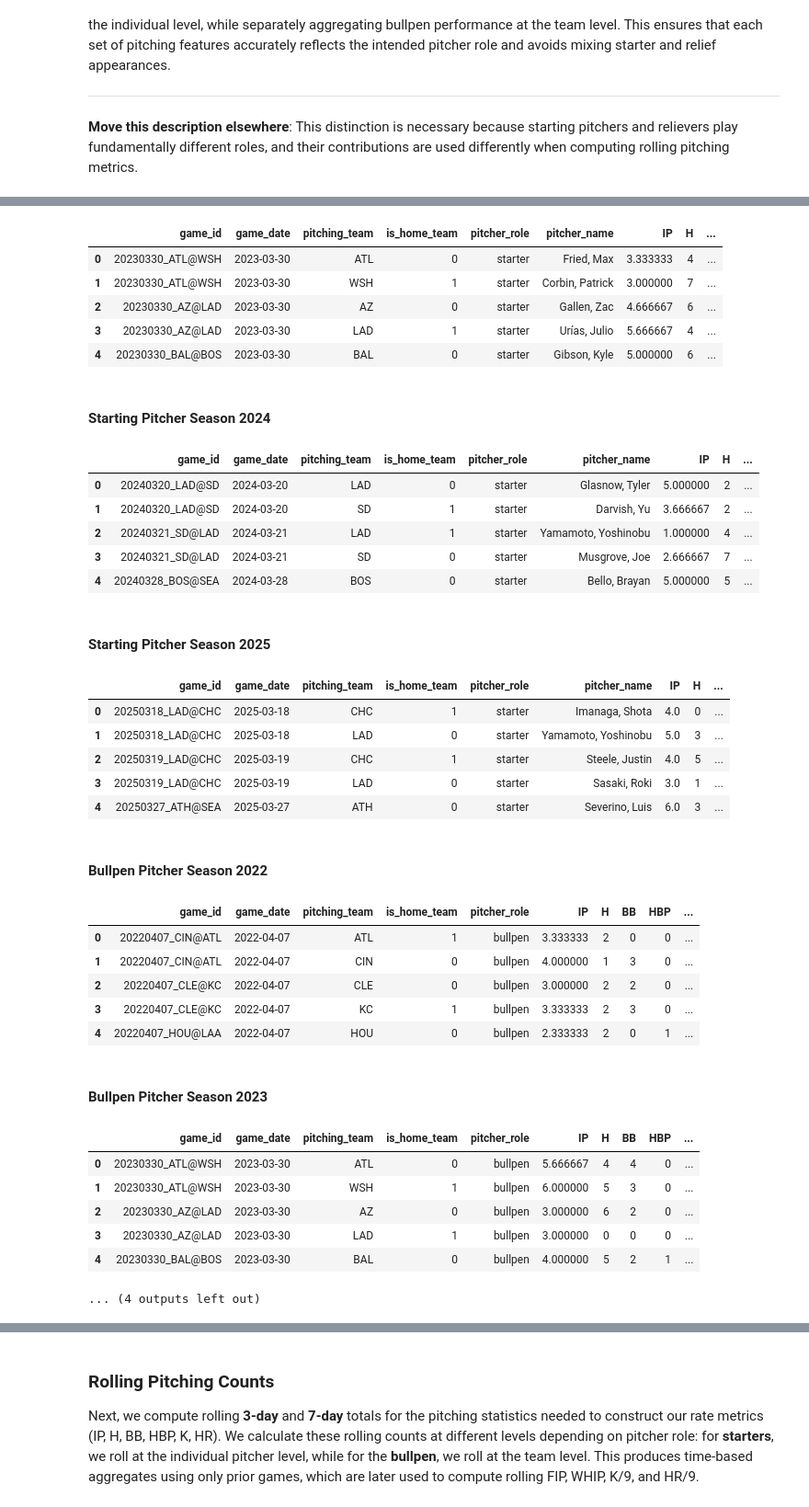
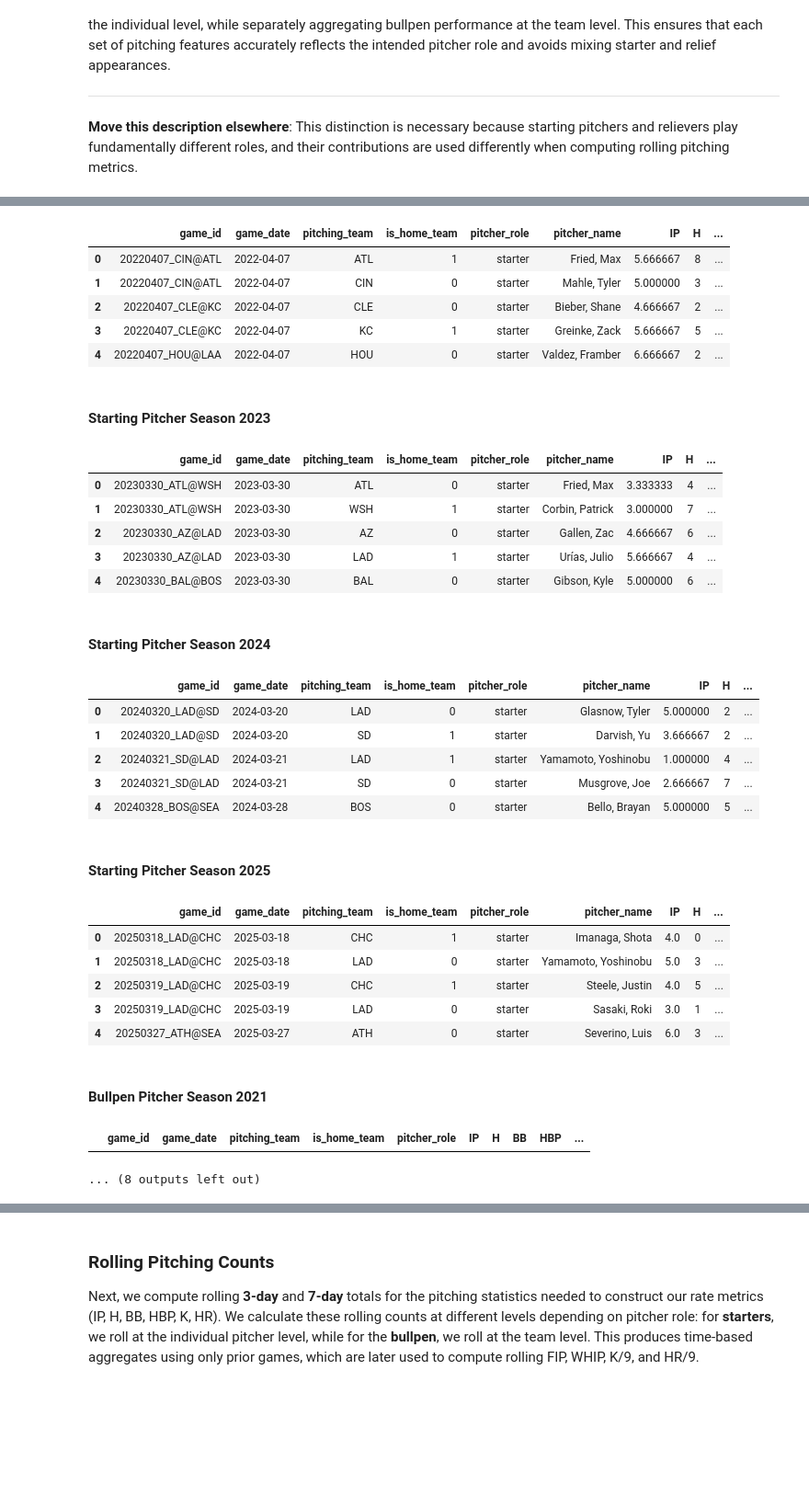
Before and after one commit to Sam-Gartenstein/mlb-win-prediction, a Jupyter notebook: Game Preprocessing.ipynb, the cells around one changed output, grey strips where cells are left out. Shown at 92% size. Cells and saved outputs as stored; diff of their text form; code cells hidden in the pictures; blank space fills up the shorter version.

```diff
--- a/Game Preprocessing.ipynb
+++ b/Game Preprocessing.ipynb
@@ -881,11 +889,13 @@ for year in range(2022, 2026):
         globals()[f"pa_bullpen_{year}"]
     )
 # %%
+display(HTML("<h4>Starting Pitcher Season 2021</h4>")); display(starter_lines_2021.head(5))
 display(HTML("<h4>Starting Pitcher Season 2022</h4>")); display(starter_lines_2022.head(5))
 display(HTML("<h4>Starting Pitcher Season 2023</h4>")); display(starter_lines_2023.head(5))
 display(HTML("<h4>Starting Pitcher Season 2024</h4>")); display(starter_lines_2024.head(5))
 display(HTML("<h4>Starting Pitcher Season 2025</h4>")); display(starter_lines_2025.head(5))
 print(" ")
+display(HTML("<h4>Bullpen Pitcher Season 2021</h4>")); display(bullpen_lines_2021.head(5))
 display(HTML("<h4>Bullpen Pitcher Season 2022</h4>")); display(bullpen_lines_2022.head(5))
 display(HTML("<h4>Bullpen Pitcher Season 2023</h4>")); display(bullpen_lines_2023.head(5))
 display(HTML("<h4>Bullpen Pitcher Season 2024</h4>")); display(bullpen_lines_2024.head(5))
@@ -902,35 +912,30 @@ Starting Pitcher Season 2023
 |  | game_id | game_date | pitching_team | is_home_team | pitcher_role | pitcher_name | IP | H | ... |
-| 0 | 20230330_ATL@WSH | 2023-03-30 | ATL | 0 | starter | Fried, Max | 3.333333 | 4 | ... |
-| 1 | 20230330_ATL@WSH | 2023-03-30 | WSH | 1 | starter | Corbin, Patrick | 3.000000 | 7 | ... |
-| 2 | 20230330_AZ@LAD | 2023-03-30 | AZ | 0 | starter | Gallen, Zac | 4.666667 | 6 | ... |
-| 3 | 20230330_AZ@LAD | 2023-03-30 | LAD | 1 | starter | Urías, Julio | 5.666667 | 4 | ... |
-| 4 | 20230330_BAL@BOS | 2023-03-30 | BAL | 0 | starter | Gibson, Kyle | 5.000000 | 6 | ... |
+| 0 | 20220407_CIN@ATL | 2022-04-07 | ATL | 1 | starter | Fried, Max | 5.666667 | 8 | ... |
+| 1 | 20220407_CIN@ATL | 2022-04-07 | CIN | 0 | starter | Mahle, Tyler | 5.000000 | 3 | ... |
+| 2 | 20220407_CLE@KC | 2022-04-07 | CLE | 0 | starter | Bieber, Shane | 4.666667 | 2 | ... |
+| 3 | 20220407_CLE@KC | 2022-04-07 | KC | 1 | starter | Greinke, Zack | 5.666667 | 5 | ... |
+| 4 | 20220407_HOU@LAA | 2022-04-07 | HOU | 0 | starter | Valdez, Framber | 6.666667 | 2 | ... |
-Starting Pitcher Season 2024
+Starting Pitcher Season 2023
 |  | game_id | game_date | pitching_team | is_home_team | pitcher_role | pitcher_name | IP | H | ... |
-| 0 | 20240320_LAD@SD | 2024-03-20 | LAD | 0 | starter | Glasnow, Tyler | 5.000000 | 2 | ... |
-| 1 | 20240320_LAD@SD | 2024-03-20 | SD | 1 | starter | Darvish, Yu | 3.666667 | 2 | ... |
-| 2 | 20240321_SD@LAD | 2024-03-21 | LAD | 1 | starter | Yamamoto, Yoshinobu | 1.000000 | 4 | ... |
-| 3 | 20240321_SD@LAD | 2024-03-21 | SD | 0 | starter | Musgrove, Joe | 2.666667 | 7 | ... |
-| 4 | 20240328_BOS@SEA | 2024-03-28 | BOS | 0 | starter | Bello, Brayan | 5.000000 | 5 | ... |
+| 0 | 20230330_ATL@WSH | 2023-03-30 | ATL | 0 | starter | Fried, Max | 3.333333 | 4 | ... |
+| 1 | 20230330_ATL@WSH | 2023-03-30 | WSH | 1 | starter | Corbin, Patrick | 3.000000 | 7 | ... |
+| 2 | 20230330_AZ@LAD | 2023-03-30 | AZ | 0 | starter | Gallen, Zac | 4.666667 | 6 | ... |
+| 3 | 20230330_AZ@LAD | 2023-03-30 | LAD | 1 | starter | Urías, Julio | 5.666667 | 4 | ... |
+| 4 | 20230330_BAL@BOS | 2023-03-30 | BAL | 0 | starter | Gibson, Kyle | 5.000000 | 6 | ... |
-Starting Pitcher Season 2025
+Starting Pitcher Season 2024
 |  | game_id | game_date | pitching_team | is_home_team | pitcher_role | pitcher_name | IP | H | ... |
-| 0 | 20250318_LAD@CHC | 2025-03-18 | CHC | 1 | starter | Imanaga, Shota | 4.0 | 0 | ... |
-| 1 | 20250318_LAD@CHC | 2025-03-18 | LAD | 0 | starter | Yamamoto, Yoshinobu | 5.0 | 3 | ... |
-| 2 | 20250319_LAD@CHC | 2025-03-19 | CHC | 1 | starter | Steele, Justin | 4.0 | 5 | ... |
-| 3 | 20250319_LAD@CHC | 2025-03-19 | LAD | 0 | starter | Sasaki, Roki | 3.0 | 1 | ... |
-| 4 | 20250327_ATH@SEA | 2025-03-27 | ATH | 0 | starter | Severino, Luis | 6.0 | 3 | ... |
+| 0 | 20240320_LAD@SD | 2024-03-20 | LAD | 0 | starter | Glasnow, Tyler | 5.000000 | 2 | ... |
+| 1 | 20240320_LAD@SD | 2024-03-20 | SD | 1 | starter | Darvish, Yu | 3.666667 | 2 | ... |
+| 2 | 20240321_SD@LAD | 2024-03-21 | LAD | 1 | starter | Yamamoto, Yoshinobu | 1.000000 | 4 | ... |
+| 3 | 20240321_SD@LAD | 2024-03-21 | SD | 0 | starter | Musgrove, Joe | 2.666667 | 7 | ... |
+| 4 | 20240328_BOS@SEA | 2024-03-28 | BOS | 0 | starter | Bello, Brayan | 5.000000 | 5 | ... |
-Bullpen Pitcher Season 2022
+Starting Pitcher Season 2025
-|  | game_id | game_date | pitching_team | is_home_team | pitcher_role | IP | H | BB | HBP | ... |
-| 0 | 20220407_CIN@ATL | 2022-04-07 | ATL | 1 | bullpen | 3.333333 | 2 | 0 | 0 | ... |
-| 1 | 20220407_CIN@ATL | 2022-04-07 | CIN | 0 | bullpen | 4.000000 | 1 | 3 | 0 | ... |
-| 2 | 20220407_CLE@KC | 2022-04-07 | CLE | 0 | bullpen | 3.000000 | 2 | 2 | 0 | ... |
-| 3 | 20220407_CLE@KC | 2022-04-07 | KC | 1 | bullpen | 3.333333 | 2 | 3 | 0 | ... |
-| 4 | 20220407_HOU@LAA | 2022-04-07 | HOU | 0 | bullpen | 2.333333 | 2 | 0 | 1 | ... |
+|  | game_id | game_date | pitching_team | is_home_team | pitcher_role | pitcher_name | IP | H | ... |
+| 0 | 20250318_LAD@CHC | 2025-03-18 | CHC | 1 | starter | Imanaga, Shota | 4.0 | 0 | ... |
+| 1 | 20250318_LAD@CHC | 2025-03-18 | LAD | 0 | starter | Yamamoto, Yoshinobu | 5.0 | 3 | ... |
+| 2 | 20250319_LAD@CHC | 2025-03-19 | CHC | 1 | starter | Steele, Justin | 4.0 | 5 | ... |
+| 3 | 20250319_LAD@CHC | 2025-03-19 | LAD | 0 | starter | Sasaki, Roki | 3.0 | 1 | ... |
+| 4 | 20250327_ATH@SEA | 2025-03-27 | ATH | 0 | starter | Severino, Luis | 6.0 | 3 | ... |
-Bullpen Pitcher Season 2023
+Bullpen Pitcher Season 2021
 |  | game_id | game_date | pitching_team | is_home_team | pitcher_role | IP | H | BB | HBP | ... |
-| 0 | 20230330_ATL@WSH | 2023-03-30 | ATL | 0 | bullpen | 5.666667 | 4 | 4 | 0 | ... |
-| 1 | 20230330_ATL@WSH | 2023-03-30 | WSH | 1 | bullpen | 6.000000 | 5 | 3 | 0 | ... |
-| 2 | 20230330_AZ@LAD | 2023-03-30 | AZ | 0 | bullpen | 3.000000 | 6 | 2 | 0 | ... |
-| 3 | 20230330_AZ@LAD | 2023-03-30 | LAD | 1 | bullpen | 3.000000 | 0 | 0 | 0 | ... |
-| 4 | 20230330_BAL@BOS | 2023-03-30 | BAL | 0 | bullpen | 4.000000 | 5 | 2 | 1 | ... |
-... (4 outputs left out)
+... (8 outputs left out)
```
Also changed, not shown: parts of 39 cells of this notebook.
